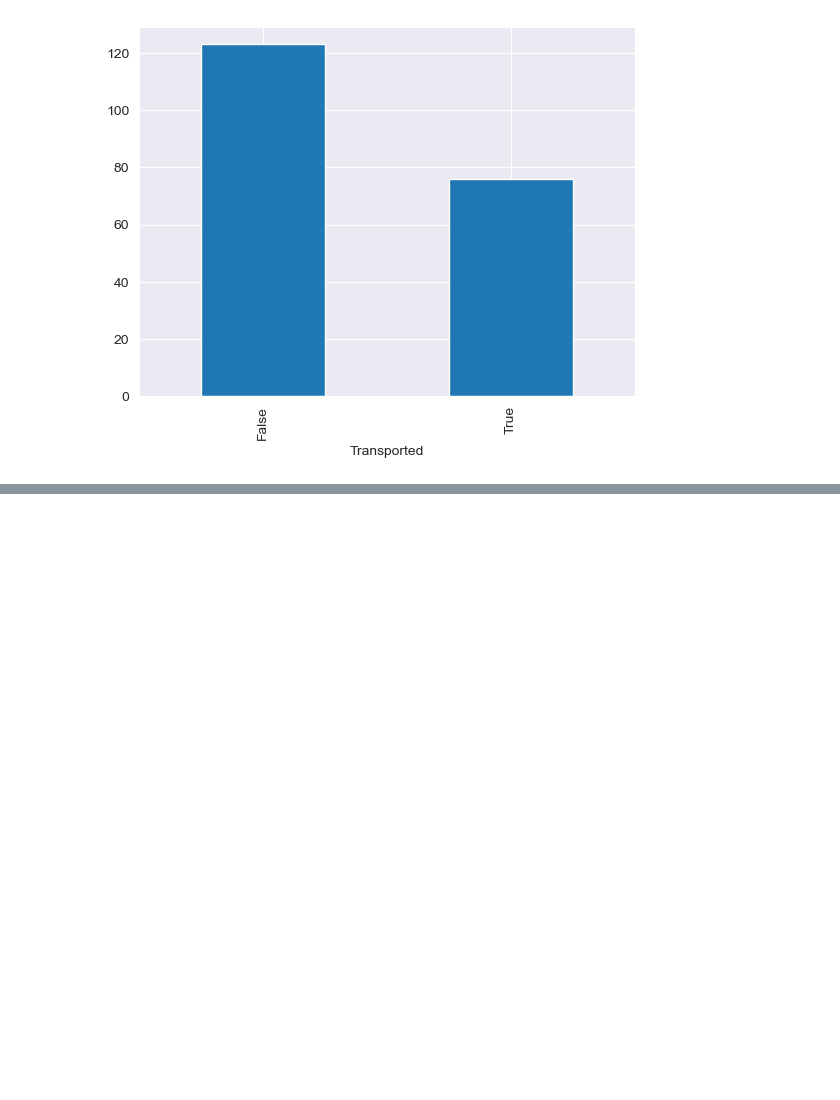
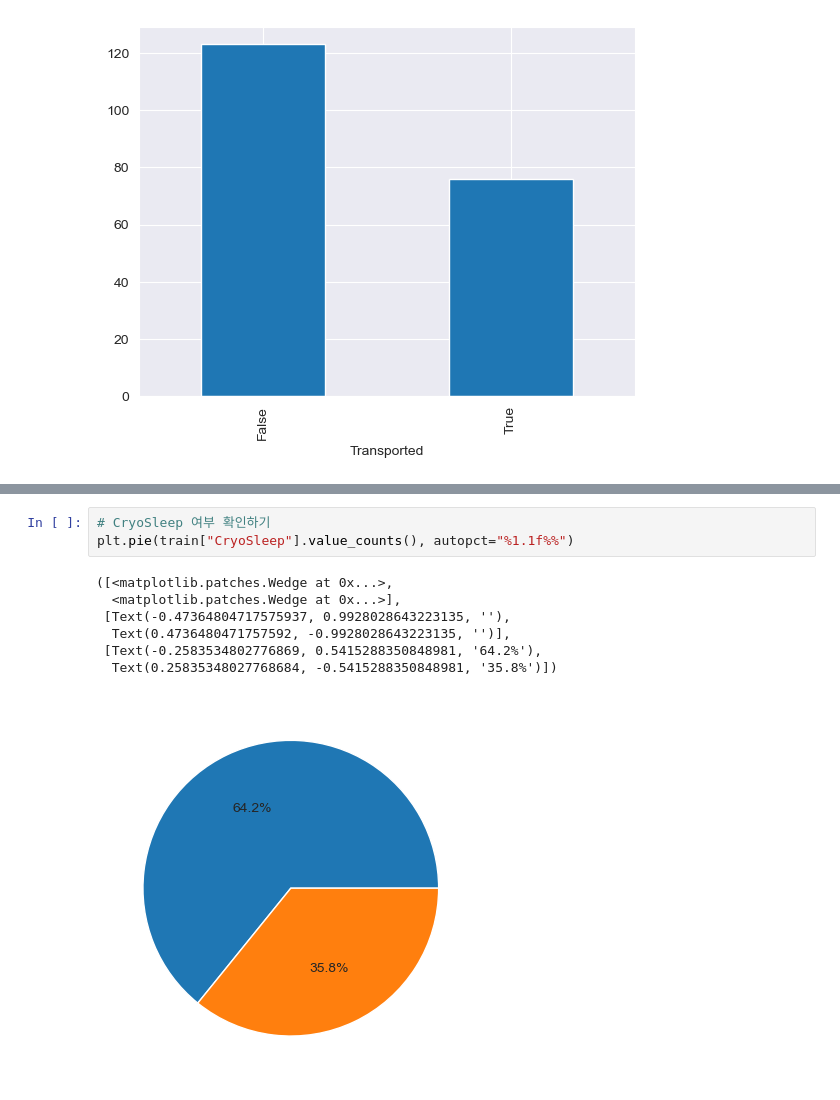
Before and after one commit to ef2nmddy/Spaceship_Titanic_EDA, a Jupyter notebook: Spaceship_Titanic.ipynb, the cells around one changed output, grey strips where cells are left out. Saved outputs shown, nothing was run; the diff lists cells and outputs as text; blank space fills up the shorter version.

```diff
--- a/Spaceship_Titanic.ipynb
+++ b/Spaceship_Titanic.ipynb
@@ -274,0 +288,11 @@ train[train['VIP'] == True]['Transported'].value_counts().plot(kind='bar')
+# %%
+# CryoSleep 여부 확인하기
+plt.pie(train["CryoSleep"].value_counts(), autopct="%1.1f%%")
+# %% [output]
+([<matplotlib.patches.Wedge at 0x...>,
+  <matplotlib.patches.Wedge at 0x...>],
+ [Text(-0.47364804717575937, 0.9928028643223135, ''),
+  Text(0.4736480471757592, -0.9928028643223135, '')],
+ [Text(-0.2583534802776869, 0.5415288350848981, '64.2%'),
+  Text(0.25835348027768684, -0.5415288350848981, '35.8%')])
+[figure, added]
```
Also changed, not shown: parts of 11 cells of this notebook.
